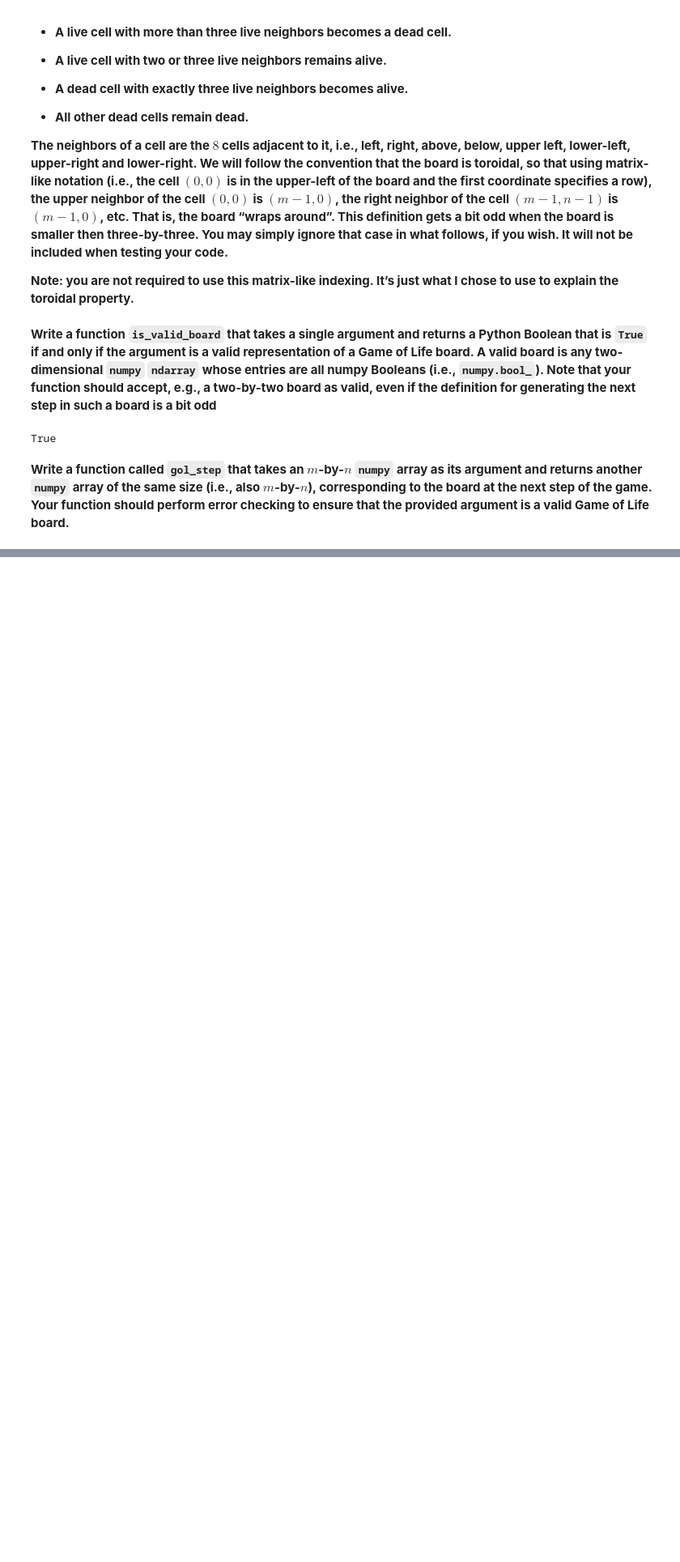
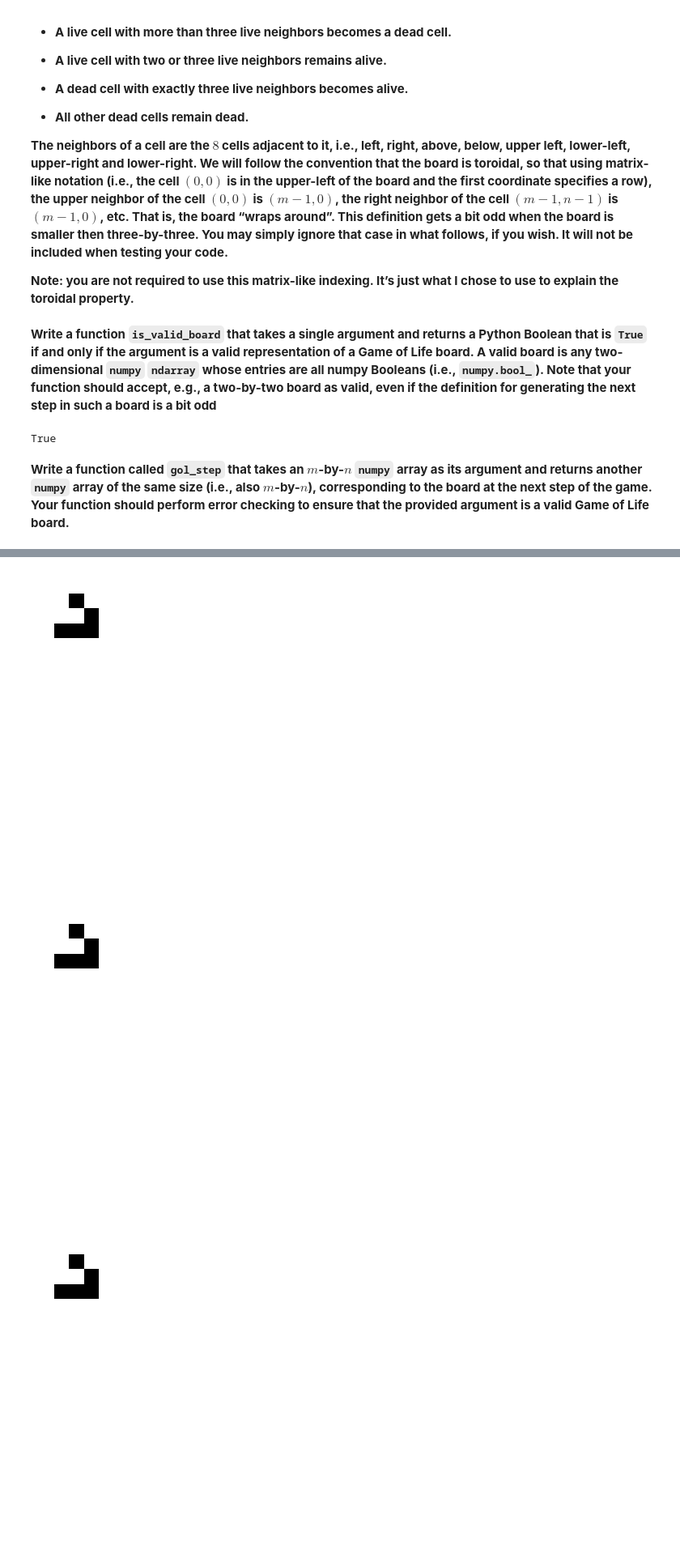
Before and after one commit to Stochastic1017/STAT_606, a Jupyter notebook: ssudhir2_hw6/ssudhir2_hw6.ipynb, the cells around one changed output, grey strips where cells are left out. Shown at 81% size. Cells and saved outputs as stored; diff of their text form; code cells hidden in the pictures; blank space fills up the shorter version.

```diff
--- a/ssudhir2_hw6/ssudhir2_hw6.ipynb
+++ b/ssudhir2_hw6/ssudhir2_hw6.ipynb
@@ -376,7 +376,7 @@ def detect_outlier(points, distribution, tolerance):
     tolerance : int or float
                 the tolerance level for the distribution
     '''
-    outliers = np.empty((0, 2)) # creates an empty numpy array of size (0, 2)
+    outliers = np.zeros((0, 2)) # creates an empty numpy array of size (0, 2)
 
     for point in points:
         # appends the point to outliers if the pdf of the distribution at the point is less than the tolerance
@@ -546,0 +562,29 @@ plt.get_cmap()
+# %%
+def game_of_life_plot(n, initial_gol):
+    '''
+    function to plot the histogram of eigenvalues of Wigner matrix
+
+    inputs
+    n : int
+        subplots and steps to take in the game of life board.
+
+    outputs
+    fig : matplotlib.figure.Figure
+          the figure object for first n steps of gol board
+    '''
+
+    steps = [initial_gol]
+    for i in range(1, n):
+        steps.append(gol_step(steps[i-1]))
+
+    for i in range(len(steps)):
+        # plots the histogram of eigenvalues of Wigner matrix
+        draw_gol_board(steps[i])
+
+        plt.show()
+# %%
+game_of_life_plot(5, big_M)
+# %% [output]
+[figure, added]
+[figure, added]
+[figure, added]
```
Also changed, not shown: parts of 12 cells of this notebook, 2 other files.
